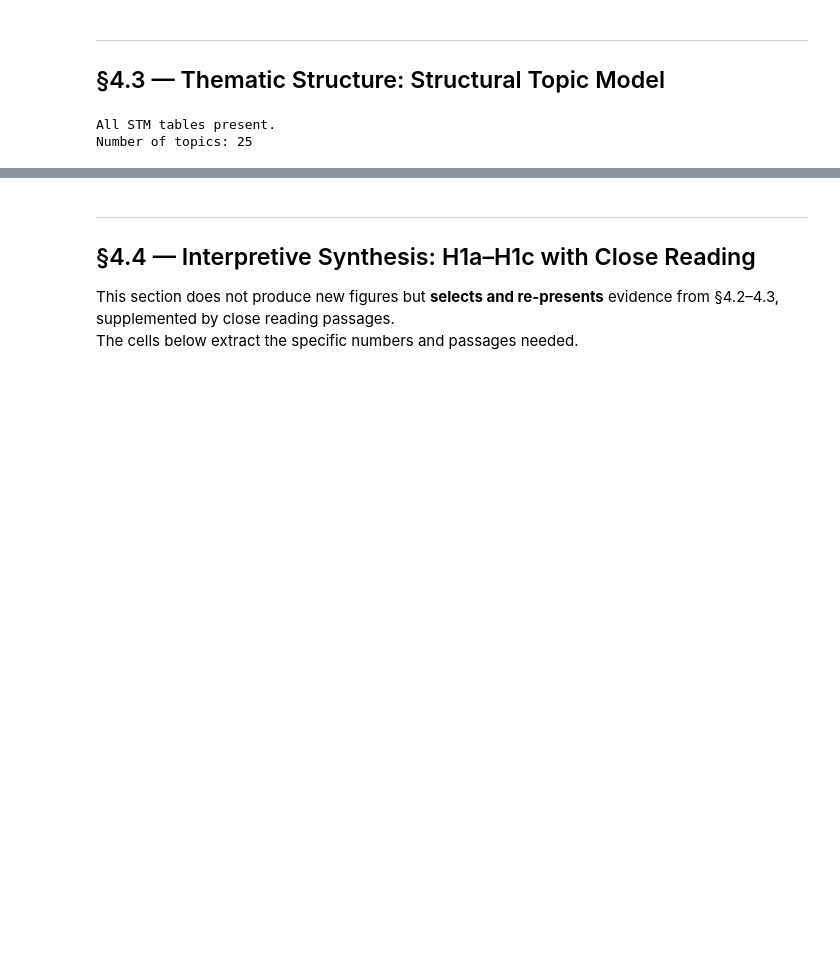
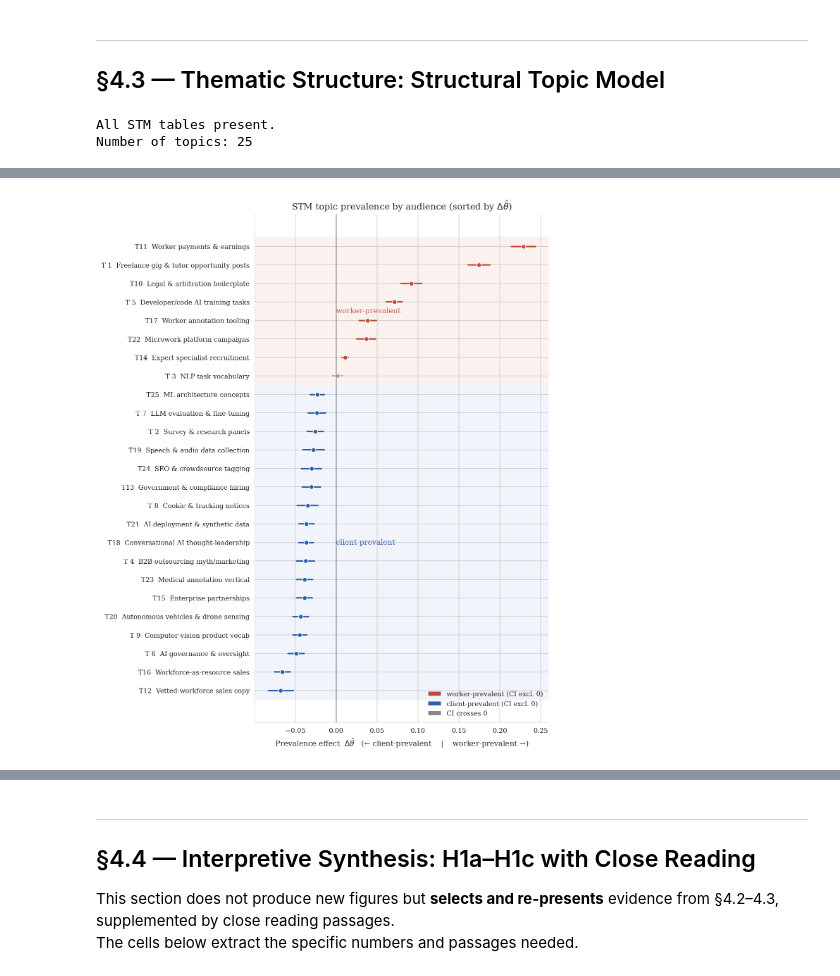
Before and after one commit to yannickkayser/DarkSideofAI, a Jupyter notebook: src2/Chapter4_Results.ipynb, the cells around one changed output, grey strips where cells are left out. Saved outputs shown, nothing was run; the diff lists cells and outputs as text; code cells hidden in the pictures; blank space fills up the shorter version.

```diff
--- a/src2/Chapter4_Results.ipynb
+++ b/src2/Chapter4_Results.ipynb
@@ -902,6 +969,16 @@ plot_pmi_comparison(FOCUS_TERM, client_df, worker_df, 'fig_44c_cooc_work_compari
 # %%
 # ── §4.2.3d: Automation Terms PMI Profiles (filtered) ─────────────────────
-AUTO_TERMS = ['intelligent', 'quality', 'task', 'product']
+AUTO_TERMS = ['annotator', 'contributor', 'resource', 'AI', 'automation', 'algorithm', 'model', 'quality', 'accuracy', 'trust', 'task', 'project', 'solution', 'platform', "worker", "labour", "task", "job", "pay", "earn",
+    "autonomous", "machine", "automate", "intelligent", "automation",
+    "human", "quality", "oversight", "annotation", "label",
+    # Additional terms for H2–H4
+    "flexible", "flexibility", "freedom", "autonomy",
+    "talent", "resource", "contributor", "workforce",
+    "community", "collective", "score", "rating", "rank",
+    "earn", "wage", "salary", "payment", "bonus", "rate", "income", "fee", "compensation", "paid",
+    "hour", "schedule", "deadline", "flexible", "available", "shift", "weekend", "full-time", "part-time", "anytime",
+    "ethical", "responsible", "fair", "transparent", "safety", "wellbeing", "dignity", "sustainable", "principle", "accountability",
+    "visible", "invisible", "hidden", "behind", "anonymous", "named", "recognised", "credit", "attribution", "byline"]
 
 for term in AUTO_TERMS:
     client_prof = get_pmi_profile(term, 'client', 10)
@@ -1257,0 +1209,72 @@ Network: 25 nodes, 19 edges (threshold ρ > 0.05)
+# %%
+# =====================================================================
+# CELL §4.3.1  —  Figure 4.6: Forest plot of Δθ̂
+# =====================================================================
+# Empirical organization only: rows sorted by Δθ̂ (most worker-
+# prevalent at top, most client-prevalent at bottom).  Audience-only
+# colouring.  No hypothesis bands, no hypothesis labels.
+
+ordered = topic_df.sort_values('estimate', ascending=False).reset_index(drop=True)
+
+fig, ax = plt.subplots(figsize=(10.5, 12.5))
+
+# A faint horizontal band marks the worker-side / client-side split
+# at Δθ̂ = 0 — purely empirical, derived from the model output.
+worker_idx = ordered.index[ordered['estimate'] > 0]
+client_idx = ordered.index[ordered['estimate'] < 0]
+if len(worker_idx) > 0:
+    ax.axhspan(worker_idx.min() - 0.5, worker_idx.max() + 0.5,
+               color='#FBF2EF', zorder=0)
+if len(client_idx) > 0:
+    ax.axhspan(client_idx.min() - 0.5, client_idx.max() + 0.5,
+               color='#F1F4FA', zorder=0)
+
+# Forest CIs and points
+for i, row in ordered.iterrows():
+    ax.plot([row['ci_lower'], row['ci_upper']], [i, i],
+            color=row['colour'],
+            linewidth=2,
+            alpha=1.0 if row['significant'] else 0.55,
+            zorder=2)
+    ax.plot(row['estimate'], i,
+            'o', color=row['colour'],
+            markersize=6, markeredgecolor='white', markeredgewidth=0.8,
+            alpha=1.0 if row['significant'] else 0.55,
+            zorder=3)
+
+ax.axvline(0, color=C_TEXT, linewidth=0.8, linestyle='-', alpha=0.6, zorder=1)
+
+ylabels = [f'T{r.topic_id:>2}  {r.label}' for _, r in ordered.iterrows()]
+ax.set_yticks(range(len(ordered)))
+ax.set_yticklabels(ylabels, fontsize=9)
+ax.invert_yaxis()
+ax.set_xlabel('Prevalence effect  $\\Delta\\hat{\\theta}$'
+              '   (← client-prevalent    |    worker-prevalent →)',
+              fontsize=10)
+ax.set_title('STM topic prevalence by audience (sorted by $\\Delta\\hat{\\theta}$)',
+             fontsize=12)
+
+# Right-side direction labels — empirical, not hypothesis-based
+if len(worker_idx) > 0:
+    ax.text(ax.get_xlim()[1], (worker_idx.min() + worker_idx.max()) / 2,
+            '  worker-prevalent',
+            va='center', ha='left', fontsize=10, color=AUD_WORKER, alpha=0.9,
+            transform=ax.get_yaxis_transform(), clip_on=False)
+if len(client_idx) > 0:
+    ax.text(ax.get_xlim()[1], (client_idx.min() + client_idx.max()) / 2,
+            '  client-prevalent',
+            va='center', ha='left', fontsize=10, color=AUD_CLIENT, alpha=0.9,
+            transform=ax.get_yaxis_transform(), clip_on=False)
+
+legend_elements = [
+    mpatches.Patch(facecolor=AUD_WORKER, label='worker-prevalent (CI excl.\u00a00)'),
+    mpatches.Patch(facecolor=AUD_CLIENT, label='client-prevalent (CI excl.\u00a00)'),
+    mpatches.Patch(facecolor=AUD_SHARED, label='CI crosses 0'),
+]
+ax.legend(handles=legend_elements, loc='best', fontsize=9, frameon=False)
+
+apply_style(ax)
+plt.subplots_adjust(left=0.33, right=0.86)
+save_fig(fig, 'fig_46_stm_prevalence_forest')
+plt.show()
+# %% [output]
@@ -1257,0 +1282 @@ Network: 25 nodes, 19 edges (threshold ρ > 0.05)
+[figure, added]
```
Also changed, not shown: parts of 29 cells of this notebook, 4 other files.
